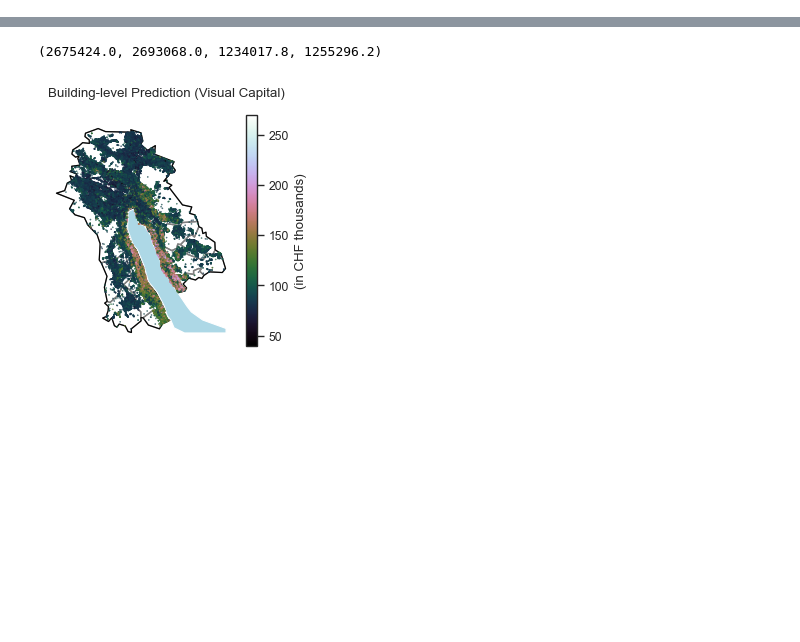
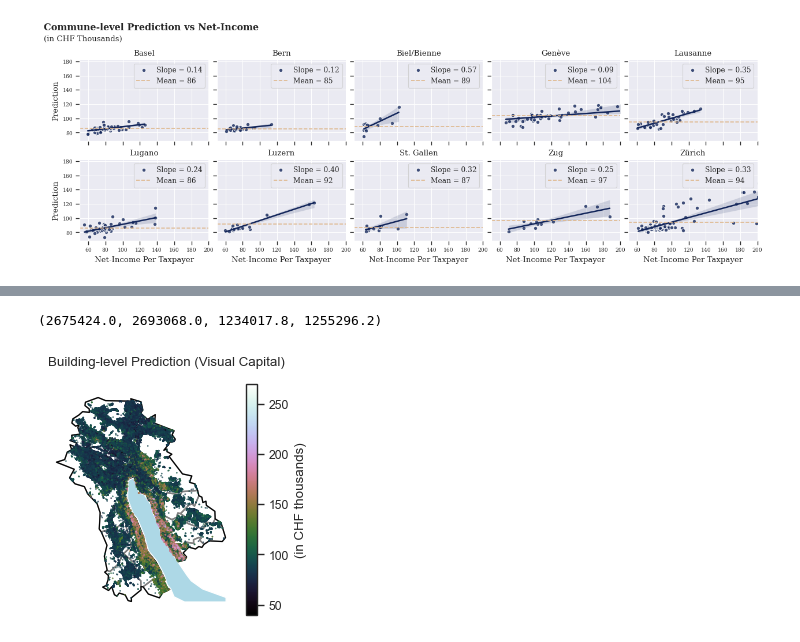
Before and after one commit to AdamSwietek/LUP_VisualCapital, a Jupyter notebook: notebooks/explore/explore_model_error.ipynb, the cells around one changed output, grey strips where cells are left out. Saved outputs shown, nothing was run; the diff lists cells and outputs as text; code cells hidden in the pictures; blank space fills up the shorter version.

```diff
--- a/notebooks/explore/explore_model_error.ipynb
+++ b/notebooks/explore/explore_model_error.ipynb
@@ -53,3 +124,32 @@ dfm['err_skew'] = dat.reset_index().groupby('GMDNAME')['error'].skew()
+# %%
+g = sns.lmplot(data = dfcomm.reset_index().dropna(), col='Agglo_Name', col_wrap=5, height = 2, aspect = 1.25,
+            x = 'net_income_ptp', y = 'mean',
+            scatter_kws = {'edgecolor': 'white','facecolor':color_palette[1]},
+            line_kws={'color':color_palette[1]})
+for ax, feature in zip(g.axes.flat, g.col_names):
+    df = dfcomm.reset_index().dropna().query('Agglo_Name == @feature')
+    mn = dat.query('Agglo_Name == @feature')['XGB'].mean()
+    slope, intercept, r_value, p_value, std_err = sp.stats.linregress(x=df['net_income_ptp'], y = df['mean'])
+
+    # r, pvalue = scipy.stats.pearsonr(df['net_income_ptp'], df['mean'])
+    ax.axhline(mn, ls='--', c= color_palette[3], label = f'Mean = {mn:.0f}')
+    ax.collections[0].set_label(f'Slope = {slope:.2f}')
+    # ax.text(s = f'Mean = {mn:.2f}', x = 100,y = 150, color = color_palette[3])
+
+    ax.legend()
+# annotate
+g.set_titles("{col_name}")
+g.set(xlim=(50, 200))
+g.set_axis_labels(y_var = 'Prediction', x_var = 'Net-Income Per Taxpayer')
+g.tick_params(axis = 'both', bottom = True, left = True)
+g.fig.suptitle('Commune-level Prediction vs Net-Income', x = 0, y = 1.08,fontweight = 'bold', ha = 'left')
+g.fig.text(x=0, y=1.0, s="(in CHF Thousands)")
+# _ = g.map_dataframe(annotate)
+
+# plt.tight_layout()
+plt.savefig('../../../LUP_VisualCapital/figs/fig3_agglo_pred_v_income.pdf',bbox_inches = 'tight')
+# %% [output]
+[figure, added]
 # %%
 f, ax = plt.subplots(figsize=(3, 3))
 
```
Also changed, not shown: parts of 25 cells of this notebook, 4 other files.
